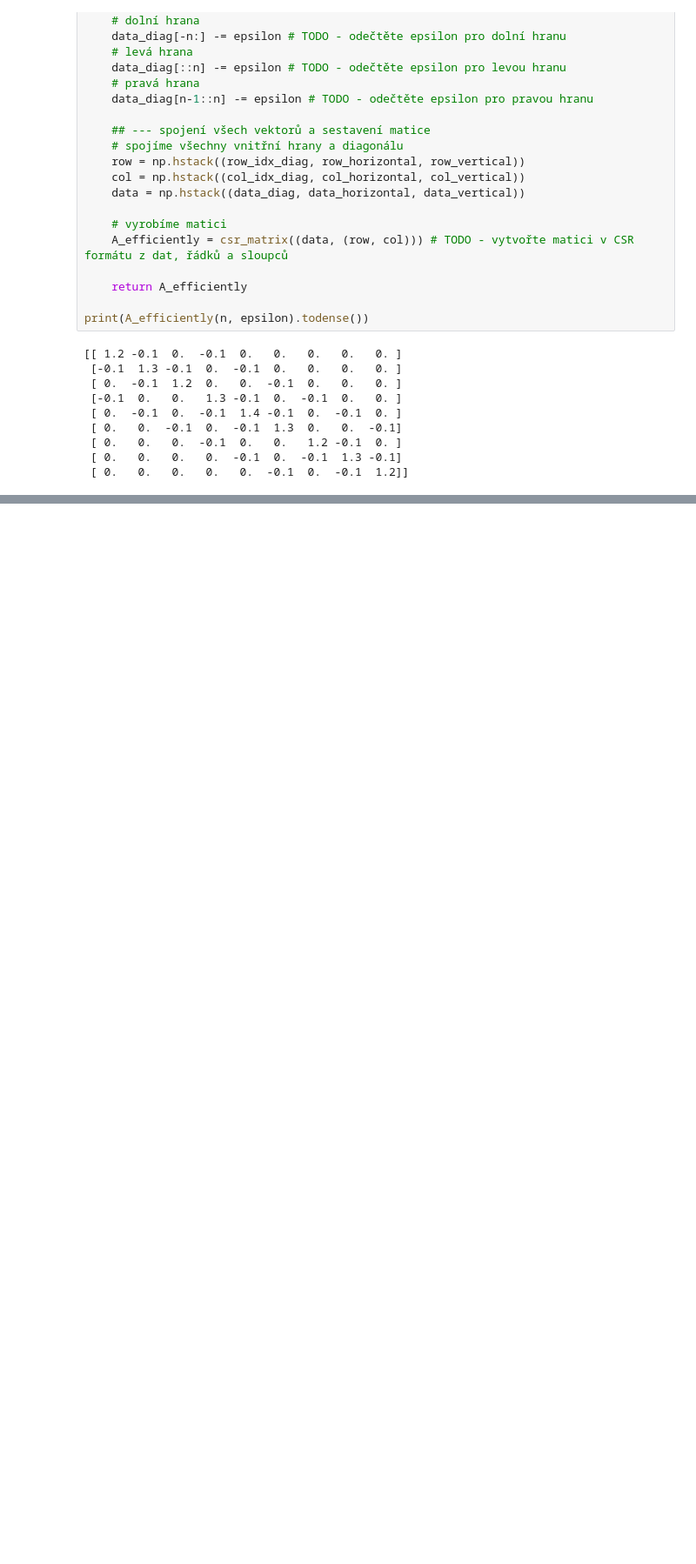
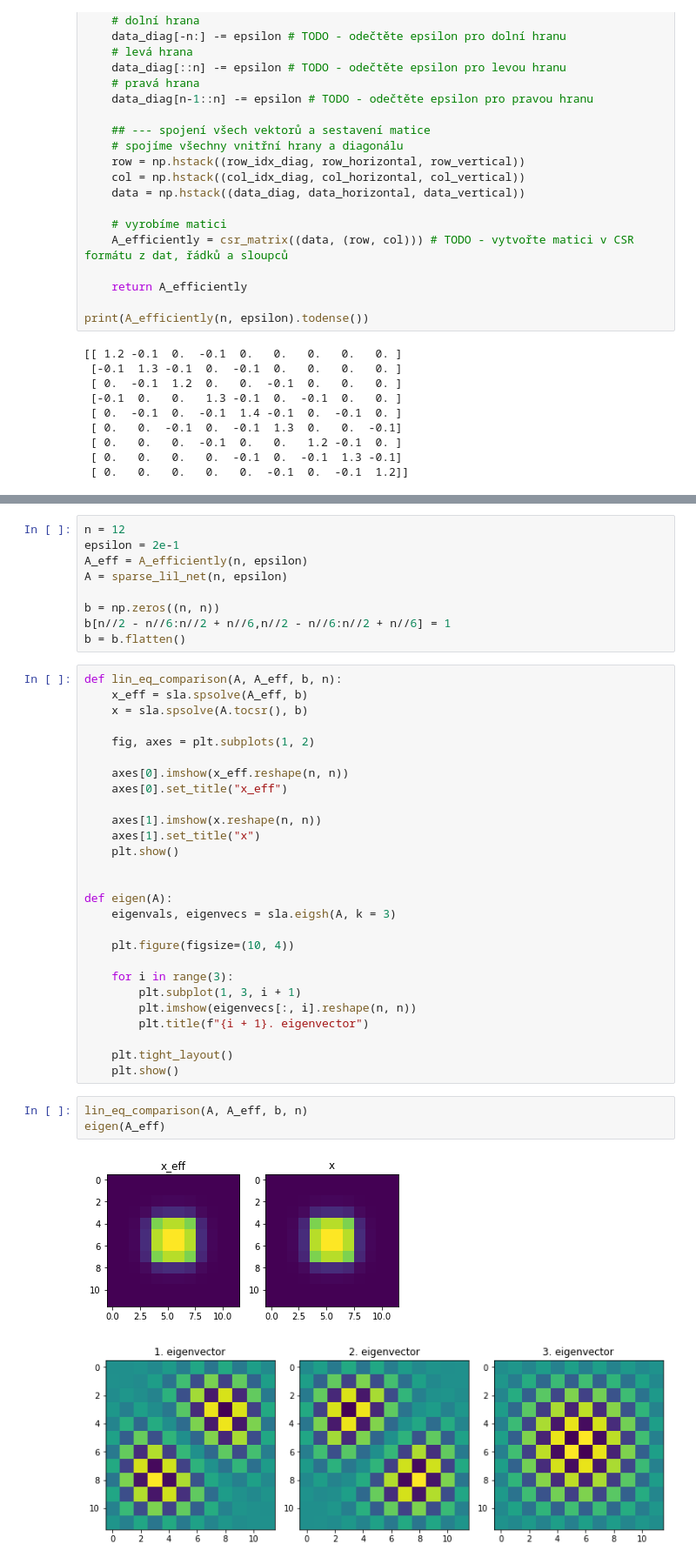
Before and after one commit to TAB0048/vvp-DU, a Jupyter notebook: DU5/DU5.ipynb, the cells around one changed output, grey strips where cells are left out. Shown at 87% size. Drawn from its saved outputs; the diff is of its cells as text; blank space fills up the shorter version.

```diff
--- a/DU5/DU5.ipynb
+++ b/DU5/DU5.ipynb
@@ -300,0 +379,42 @@ print(A_efficiently(n, epsilon).todense())
+# %%
+n = 12
+epsilon = 2e-1
+A_eff = A_efficiently(n, epsilon)
+A = sparse_lil_net(n, epsilon)
+
+b = np.zeros((n, n))
+b[n//2 - n//6:n//2 + n//6,n//2 - n//6:n//2 + n//6] = 1
+b = b.flatten()
+# %%
+def lin_eq_comparison(A, A_eff, b, n):
+    x_eff = sla.spsolve(A_eff, b)
+    x = sla.spsolve(A.tocsr(), b)
+
+    fig, axes = plt.subplots(1, 2)
+
+    axes[0].imshow(x_eff.reshape(n, n))
+    axes[0].set_title("x_eff")
+
+    axes[1].imshow(x.reshape(n, n))
+    axes[1].set_title("x")
+    plt.show()
+
+
+def eigen(A):
+    eigenvals, eigenvecs = sla.eigsh(A, k = 3)
+
+    plt.figure(figsize=(10, 4))
+
+    for i in range(3):
+        plt.subplot(1, 3, i + 1)
+        plt.imshow(eigenvecs[:, i].reshape(n, n))
+        plt.title(f"{i + 1}. eigenvector")
+
+    plt.tight_layout()
+    plt.show()
+# %%
+lin_eq_comparison(A, A_eff, b, n)
+eigen(A_eff)
+# %% [output]
+[figure, added]
+[figure, added]
```
Also changed, not shown: parts of 6 cells of this notebook.
